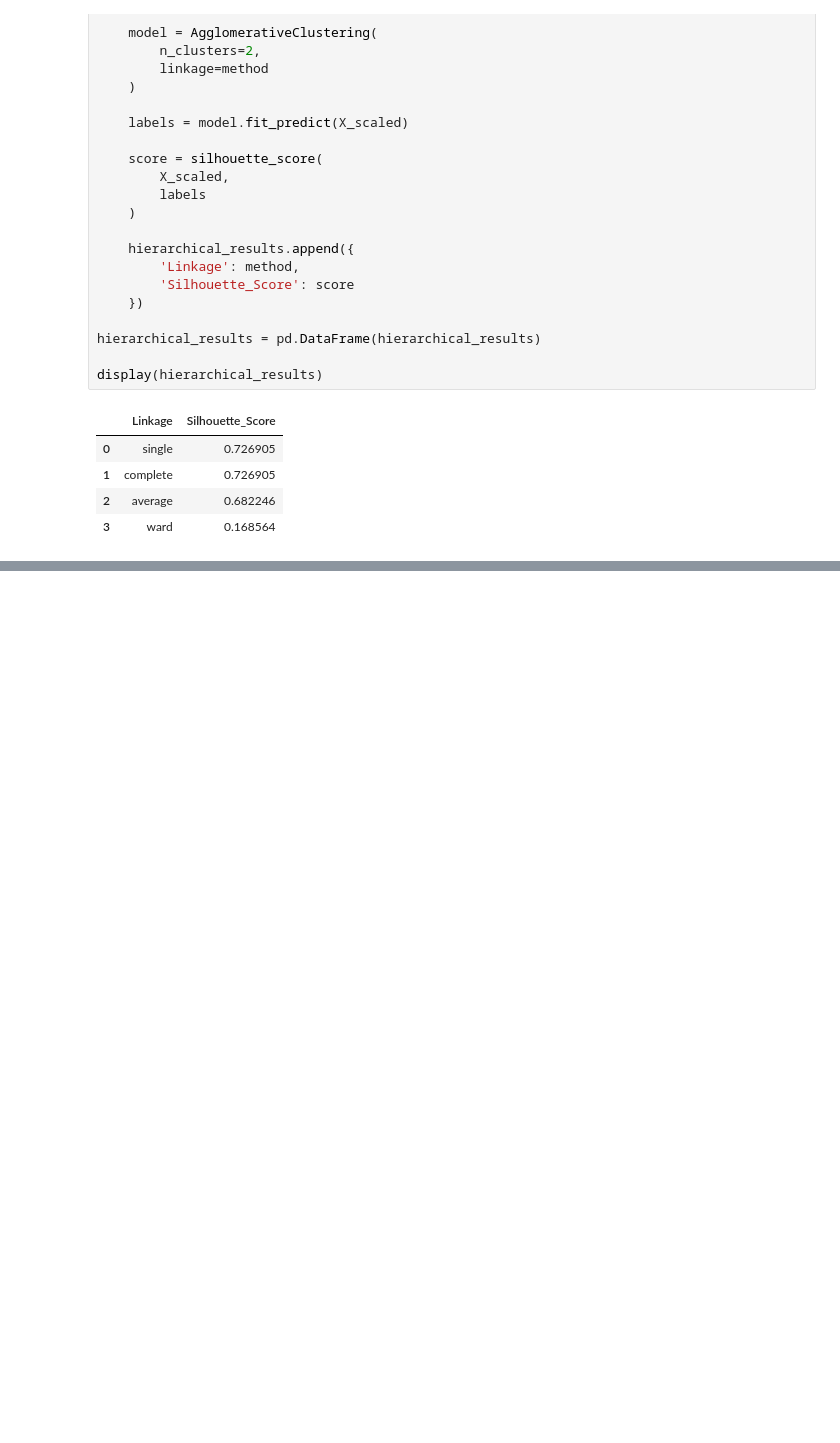
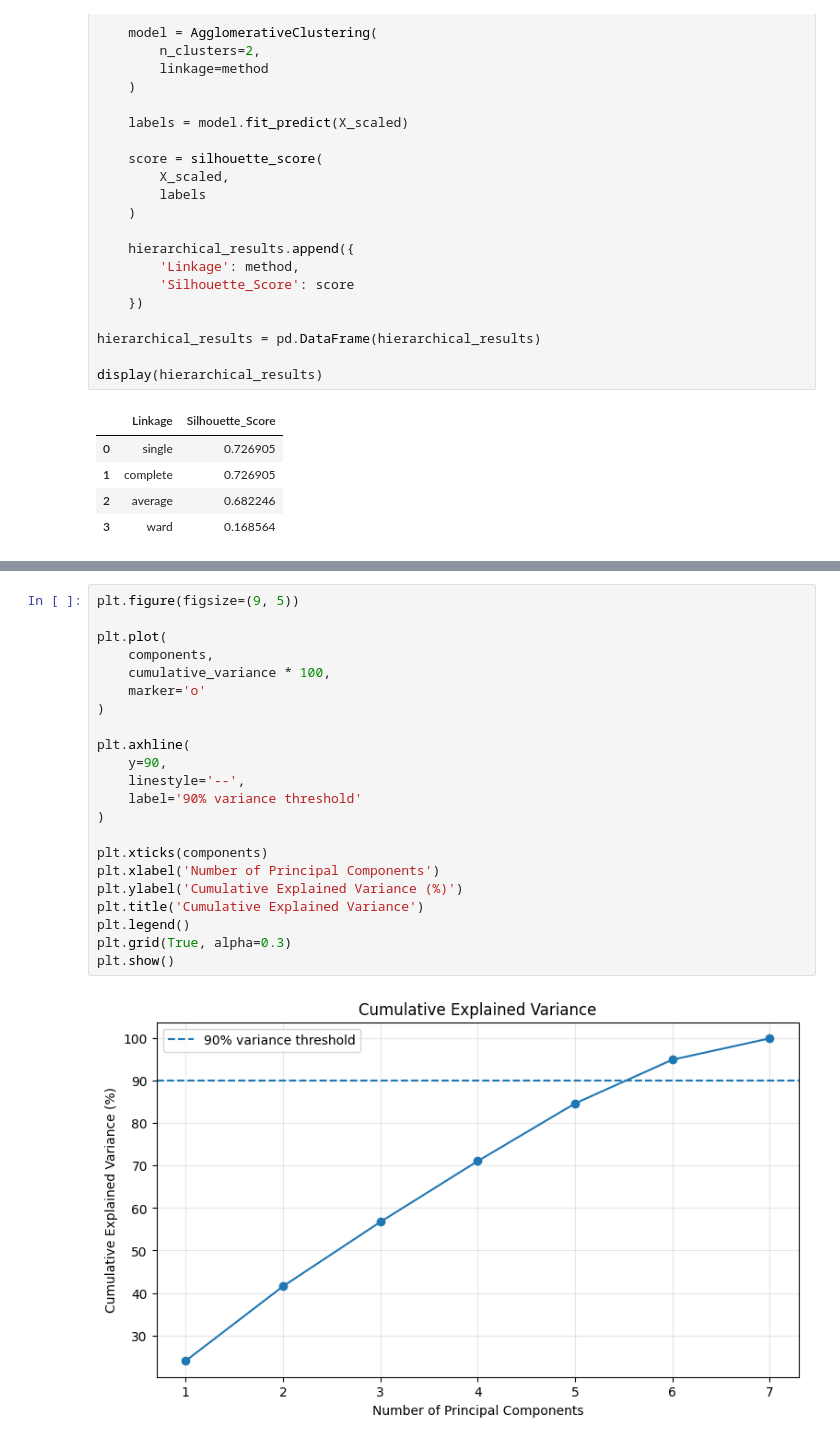
Before and after one commit to Rohith-kumar-123/R.Rohithkumar, a Jupyter notebook: EDA1.ipynb, the cells around one changed output, grey strips where cells are left out. Saved outputs shown, nothing was run; the diff lists cells and outputs as text; blank space fills up the shorter version.

```diff
--- a/EDA1.ipynb
+++ b/EDA1.ipynb
@@ -1229,0 +1336,24 @@ display(hierarchical_results)
+# %%
+plt.figure(figsize=(9, 5))
+
+plt.plot(
+    components,
+    cumulative_variance * 100,
+    marker='o'
+)
+
+plt.axhline(
+    y=90,
+    linestyle='--',
+    label='90% variance threshold'
+)
+
+plt.xticks(components)
+plt.xlabel('Number of Principal Components')
+plt.ylabel('Cumulative Explained Variance (%)')
+plt.title('Cumulative Explained Variance')
+plt.legend()
+plt.grid(True, alpha=0.3)
+plt.show()
+# %% [output]
+[figure, added]
```
Also changed, not shown: parts of 9 cells of this notebook.
